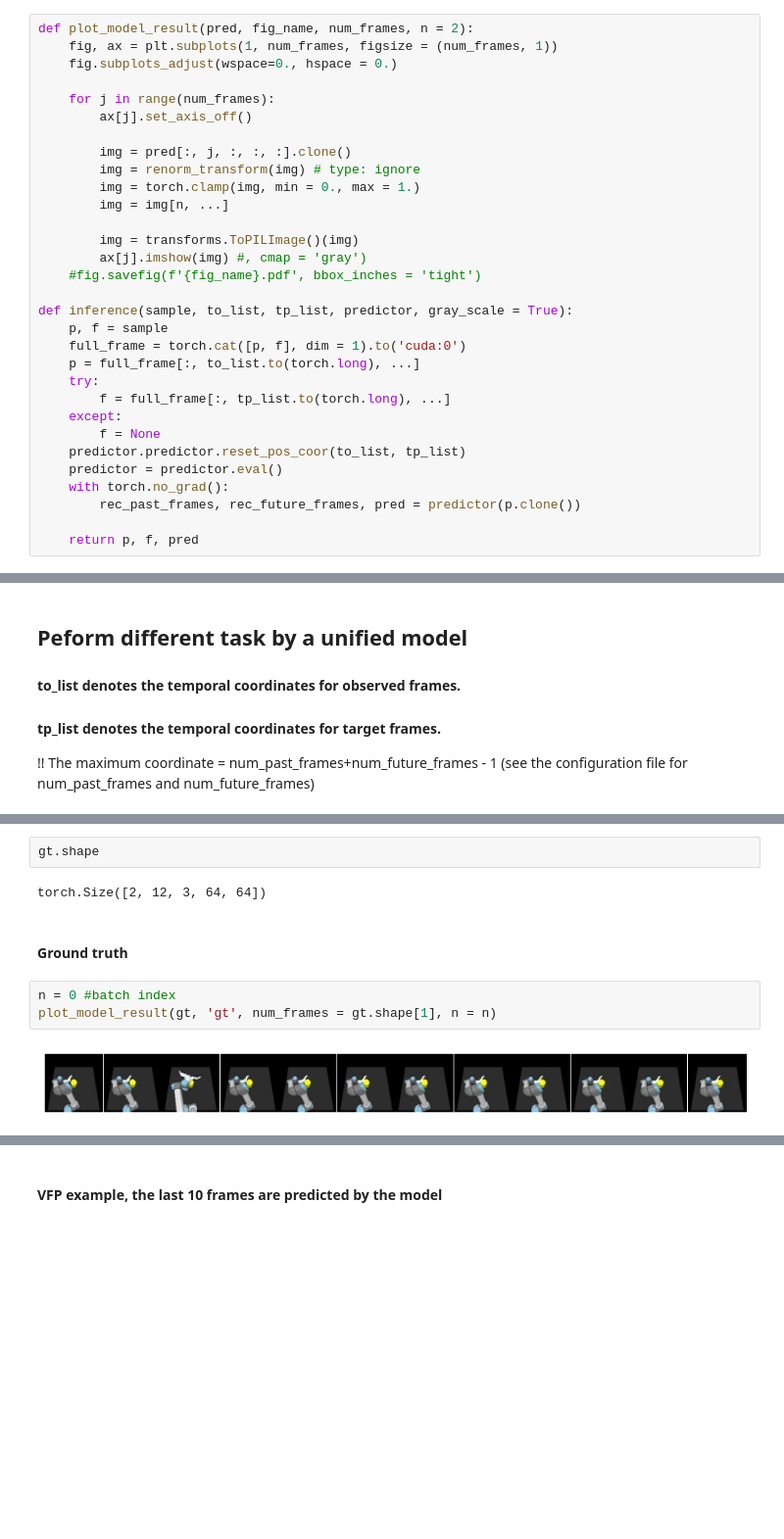
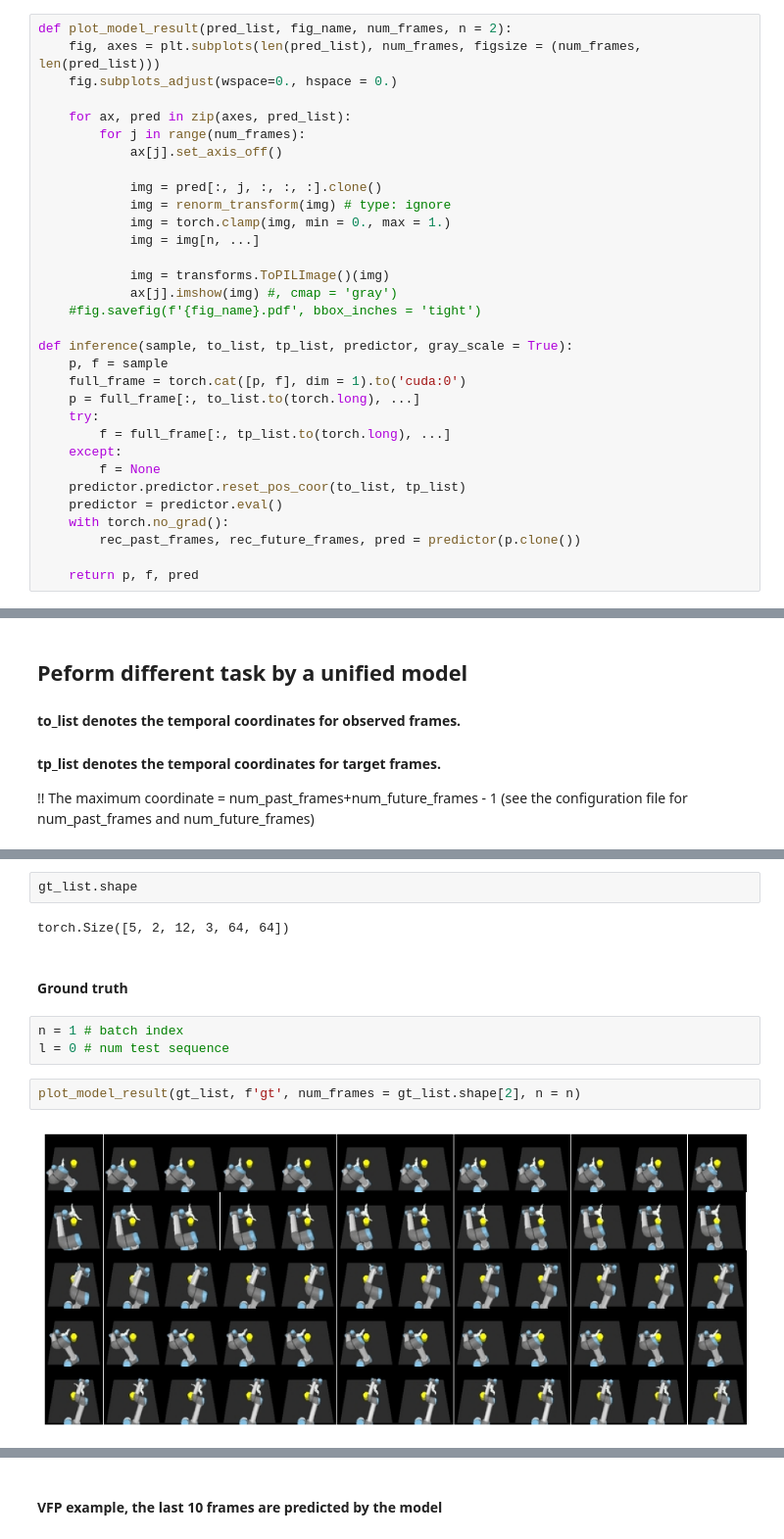
Before and after one commit to marcogfedozzi/NPVP, a Jupyter notebook: Inference.ipynb, the cells around one changed output, grey strips where cells are left out. Shown at 98% size. Cells and saved outputs as stored; diff of their text form; blank space fills up the shorter version.

Commit message:
<FIX> DMBN dataset filenames causing wrong order <Edit> multiple test sequences in inference

```diff
--- a/Inference.ipynb
+++ b/Inference.ipynb
@@ -30,20 +30,21 @@ Will assume defaults for version 1.1
 Global seed set to 3047
 3047
 # %%
-def plot_model_result(pred, fig_name, num_frames, n = 2):
-    fig, ax = plt.subplots(1, num_frames, figsize = (num_frames, 1))
+def plot_model_result(pred_list, fig_name, num_frames, n = 2):
+    fig, axes = plt.subplots(len(pred_list), num_frames, figsize = (num_frames, len(pred_list)))
     fig.subplots_adjust(wspace=0., hspace = 0.)
 
-    for j in range(num_frames):
-        ax[j].set_axis_off()
+    for ax, pred in zip(axes, pred_list):
+        for j in range(num_frames):
+            ax[j].set_axis_off()
 
-        img = pred[:, j, :, :, :].clone()
-        img = renorm_transform(img) # type: ignore
-        img = torch.clamp(img, min = 0., max = 1.)
-        img = img[n, ...]
+            img = pred[:, j, :, :, :].clone()
+            img = renorm_transform(img) # type: ignore
+            img = torch.clamp(img, min = 0., max = 1.)
+            img = img[n, ...]
 
-        img = transforms.ToPILImage()(img)
-        ax[j].imshow(img) #, cmap = 'gray')
+            img = transforms.ToPILImage()(img)
+            ax[j].imshow(img) #, cmap = 'gray')
     #fig.savefig(f'{fig_name}.pdf', bbox_inches = 'tight')
 
 def inference(sample, to_list, tp_list, predictor, gray_scale = True):
@@ -122,11 +169,13 @@ for idx, sample in enumerate(test_loader):
 # %%
-gt.shape
+gt_list.shape
 # %% [output]
-torch.Size([2, 12, 3, 64, 64])
+torch.Size([5, 2, 12, 3, 64, 64])
 # %% [markdown]
 #### Ground truth
+# %%
+n = 1 # batch index
+l = 0 # num test sequence
 # %%
-n = 0 #batch index
-plot_model_result(gt, 'gt', num_frames = gt.shape[1], n = n)
+plot_model_result(gt_list, f'gt', num_frames = gt_list.shape[2], n = n)
 # %% [output]
-[figure, old version]
+[figure, new version]
```
Also changed, not shown: parts of 10 cells of this notebook, 3 other files.
